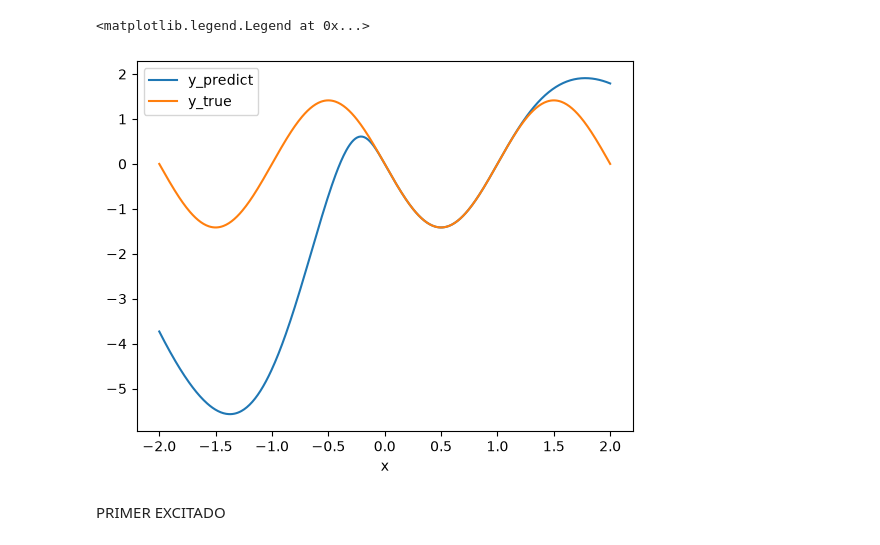
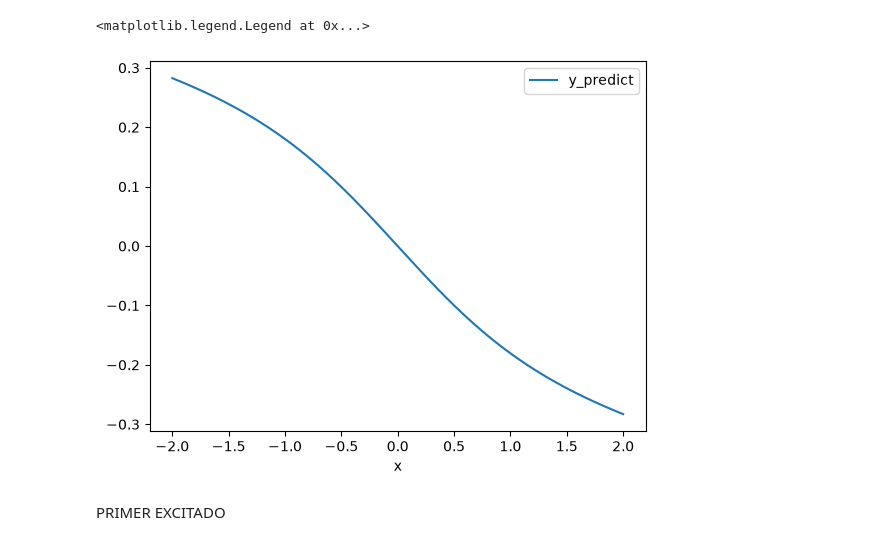
Before and after one commit to rubenfolch/PINNS, a Jupyter notebook: Nueva carpeta/Pozo_finito.ipynb, the cells around one changed output. Drawn from its saved outputs; the diff is of its cells as text; code cells hidden in the pictures.

```diff
--- a/Metodo_variacional_copia-1.ipynb
+++ b/Nueva carpeta/Pozo_finito.ipynb
@@ -176,9 +178,6 @@ Model: "eve_pinn"
 # %%
 epochs = 2000 # 5000
-history = model.fit(x_train, y_train, batch_size=n_train, epochs=epochs,
+history = model.fit(x_train, batch_size=n_train, epochs=epochs,
                   callbacks=[checkpoint_callback])#Evidentemente sin validacion, tamaño del batch=n_train, cada batch es una epoca
-
-name='Estado_fundamental_copia-1.keras'
-model.save(name)
 # %% [output]
 Epoch 1/2000
@@ -229,11 +221,12 @@ plt.show()
 # %%
 #model=keras.models.clone_model(name)
 #set_weights(get_weights())
-n_points=1000
-x=np.linspace(-2,2,n_train)
-y_train = np.sqrt(2/1.0)*np.sin(np.pi*x/1.0)
-y_NN=model.predict(x)
-y_NN=np.reshape(y_NN,n_train)
-factor=x-x**2
-y=y_NN*factor
+#hard=(x_train - xmin)*(xmax - x_train)/((xmax - xmin)**2/4)
+#print(np.shape(hard))
+#plt.plot(x_train,hard)
+#y_train = np.sqrt(2/1.0)*np.sin(np.pi*x/1.0)
+y_NN=model.predict(x_train)
+y_NN=np.reshape(y_NN,x_train.shape)
+print(np.shape(y_NN),np.shape(x_train))
+#y_NN=np.reshape(y_NN,n_train)
 # %% [output]
@@ -241,11 +235,11 @@ y=y_NN*factor
 # %%
-plt.plot(x,y,label='y_predict')
-plt.plot(x,-y_train,label='y_true')
+plt.plot(x_train,y_NN,label='y_predict')
+#plt.plot(x,-y_train,label='y_true')
 plt.xlabel('x')
 plt.legend()
 # %% [output]
 <matplotlib.legend.Legend at 0x...>
-[figure, old version]
+[figure, new version]
 # %% [markdown]
 PRIMER EXCITADO
 # %%
```
Also changed, not shown: parts of 7 cells of this notebook, 7 other files.
